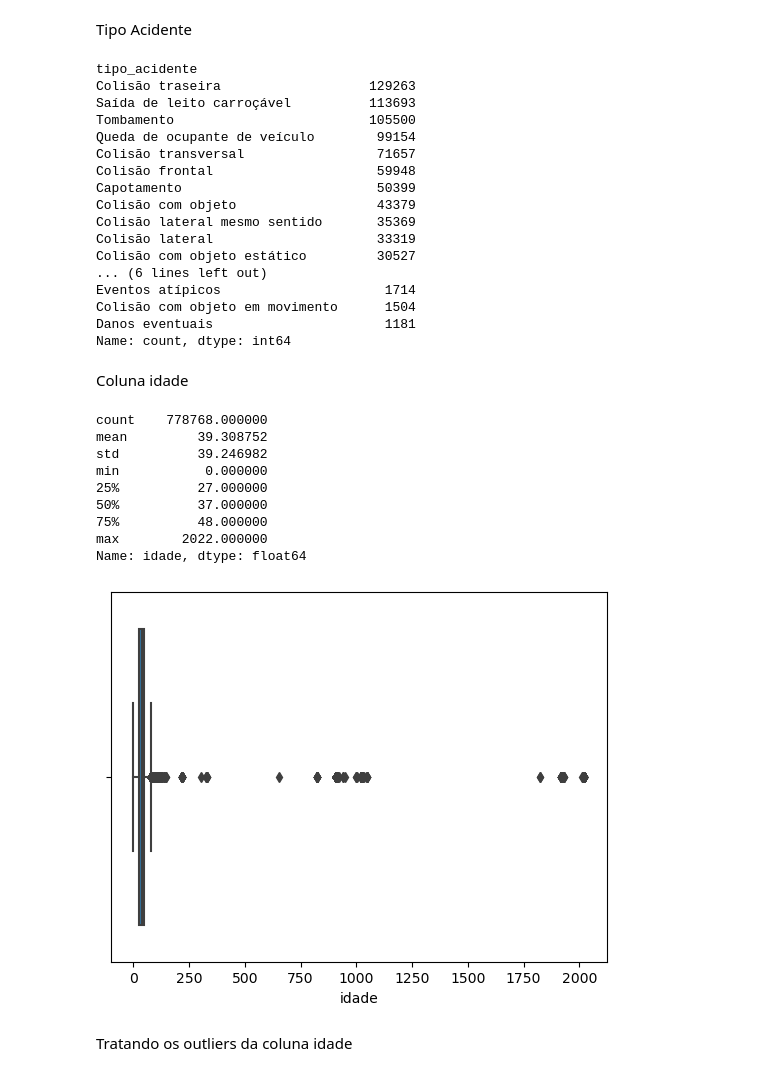
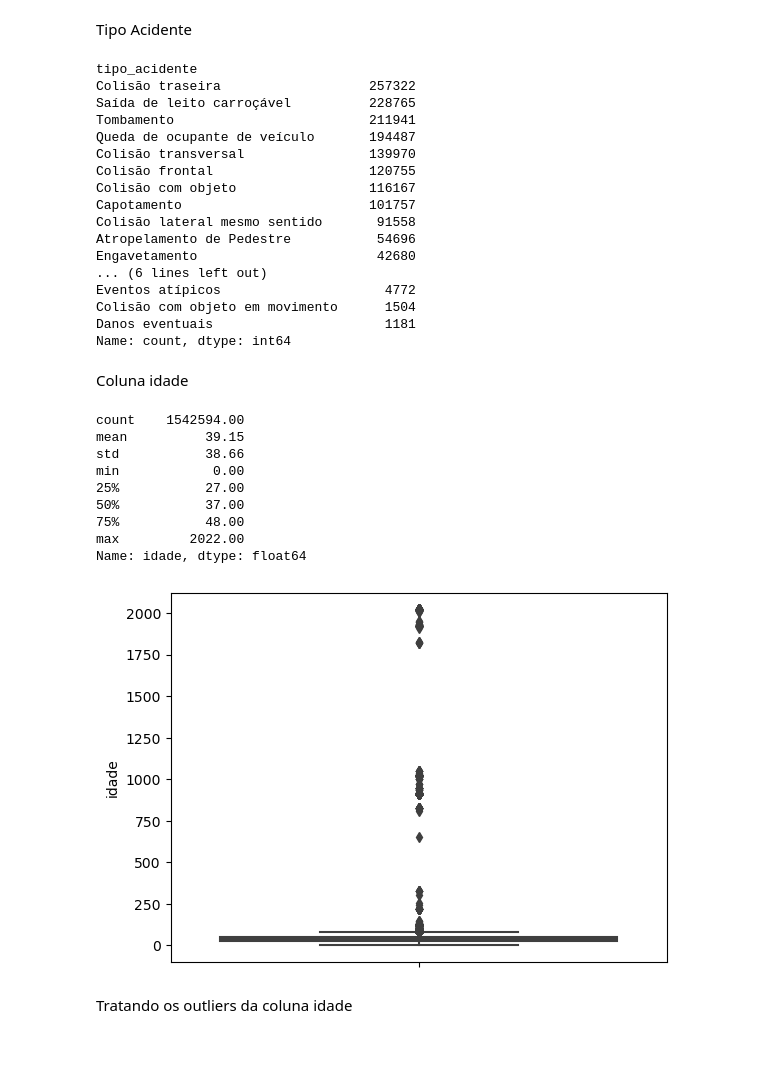
Before and after one commit to saulo-duarte/Data-Cleaning, a Jupyter notebook: Limpeza_Dados.ipynb, the cells around one changed output. Saved outputs shown, nothing was run; the diff lists cells and outputs as text; code cells hidden in the pictures; blank space fills up the shorter version.

```diff
--- a/Limpeza_Dados.ipynb
+++ b/Limpeza_Dados.ipynb
@@ -6,4 +14,6 @@ import matplotlib.pyplot as plt
 # %%
 df20 = pd.read_csv("acidentes2020_todas_causas_tipos.csv", encoding='iso-8859-1', delimiter=";")
+df21 = pd.read_csv("acidentes2021_todas_causas_tipos.csv", encoding='iso-8859-1', delimiter=";")
+df22 = pd.read_csv("acidentes2022_todas_causas_tipos.csv", encoding='iso-8859-1', delimiter=';')
 df23 = pd.read_csv("acidentes2023_todas_causas_tipos.csv", encoding='iso-8859-1', delimiter=";")
-df = pd.concat([df20, df23], ignore_index=True)
+df = pd.concat([df20,df21, df22, df23], ignore_index=True)
@@ -112,19 +119,19 @@ Tipo Acidente
 df['tipo_acidente'].value_counts()
 # %% [output]
 tipo_acidente
-Colisão traseira                   129263
-Saída de leito carroçável          113693
-Tombamento                         105500
-Queda de ocupante de veículo        99154
-Colisão transversal                 71657
-Colisão frontal                     59948
-Capotamento                         50399
-Colisão com objeto                  43379
-Colisão lateral mesmo sentido       35369
-Colisão lateral                     33319
-Colisão com objeto estático         30527
+Colisão traseira                   257322
+Saída de leito carroçável          228765
+Tombamento                         211941
+Queda de ocupante de veículo       194487
+Colisão transversal                139970
+Colisão frontal                    120755
+Colisão com objeto                 116167
+Capotamento                        101757
+Colisão lateral mesmo sentido       91558
+Atropelamento de Pedestre           54696
+Engavetamento                       42680
 ... (6 lines left out)
-Eventos atípicos                     1714
+Eventos atípicos                     4772
 Colisão com objeto em movimento      1504
 Danos eventuais                      1181
 Name: count, dtype: int64
@@ -134,22 +142,23 @@ df.fillna({
 }, inplace=True)
 # %% [markdown]
 Coluna idade
-# %%
-df['idade'].describe()
-# %% [output]
-count    778768.000000
-mean         39.308752
-std          39.246982
-min           0.000000
-25%          27.000000
-50%          37.000000
-75%          48.000000
-max        2022.000000
-Name: idade, dtype: float64
+# %%
+# Dados da coluna idade(arredondando para não ficar em notação científica)
+round(df['idade'].describe(), 2)
+# %% [output]
+count    1542594.00
+mean          39.15
+std           38.66
+min            0.00
+25%           27.00
+50%           37.00
+75%           48.00
+max         2022.00
+Name: idade, dtype: float64
 # %%
-sns.boxplot(x='idade', data=df)
+sns.boxplot(y='idade', data=df, orient="v")
 plt.show()
 # %% [output]
-[figure, old version]
+[figure, new version]
 # %% [markdown]
 Tratando os outliers da coluna idade
```
Also changed, not shown: parts of 173 cells of this notebook.
